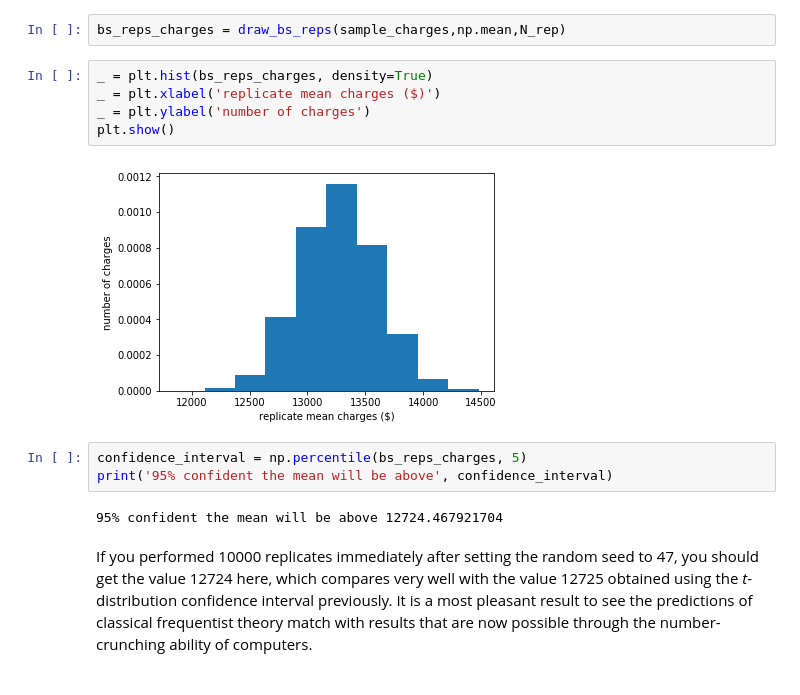
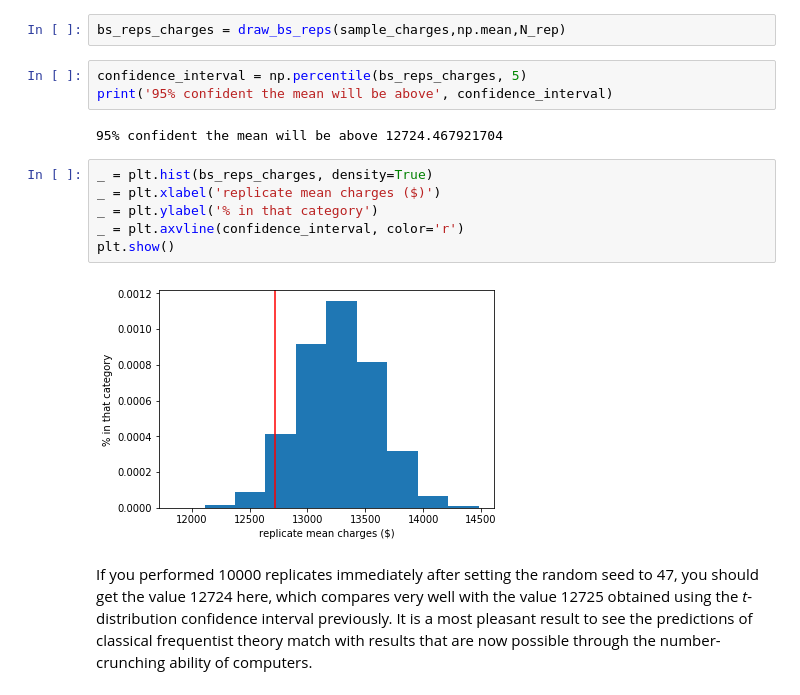
Before and after one commit to mmiller124/Springboard, a Jupyter notebook: stats_miniproject_2_bootstrapping/inferential_statistics_2-Q.ipynb, the cells around one changed output. Cells and saved outputs as stored; diff of their text form.

```diff
--- a/stats_miniproject_2_bootstrapping/inferential_statistics_2-Q.ipynb
+++ b/stats_miniproject_2_bootstrapping/inferential_statistics_2-Q.ipynb
@@ -71,18 +71,19 @@ def draw_bs_reps(data, func, size=1):
     return bs_replicates
 # %%
 bs_reps_charges = draw_bs_reps(sample_charges,np.mean,N_rep)
-# %%
-_ = plt.hist(bs_reps_charges, density=True)
-_ = plt.xlabel('replicate mean charges ($)')
-_ = plt.ylabel('number of charges')
-plt.show()
-# %% [output]
-[figure, removed]
 # %%
 confidence_interval = np.percentile(bs_reps_charges, 5)
 print('95% confident the mean will be above', confidence_interval)
 # %% [output]
 95% confident the mean will be above 12724.467921704
+# %%
+_ = plt.hist(bs_reps_charges, density=True)
+_ = plt.xlabel('replicate mean charges ($)')
+_ = plt.ylabel('% in that category')
+_ = plt.axvline(confidence_interval, color='r')
+plt.show()
+# %% [output]
+[figure, added]
 # %% [markdown]
 If you performed 10000 replicates immediately after setting the random seed to 47, you should get the value 12724 here, which compares very well with the value 12725 obtained using the _t_-distribution confidence interval previously. It is a most pleasant result to see the predictions of classical frequentist theory match with results that are now possible through the number-crunching ability of computers.
 # %% [markdown]
```
Also changed, not shown: parts of 2 cells of this notebook.
